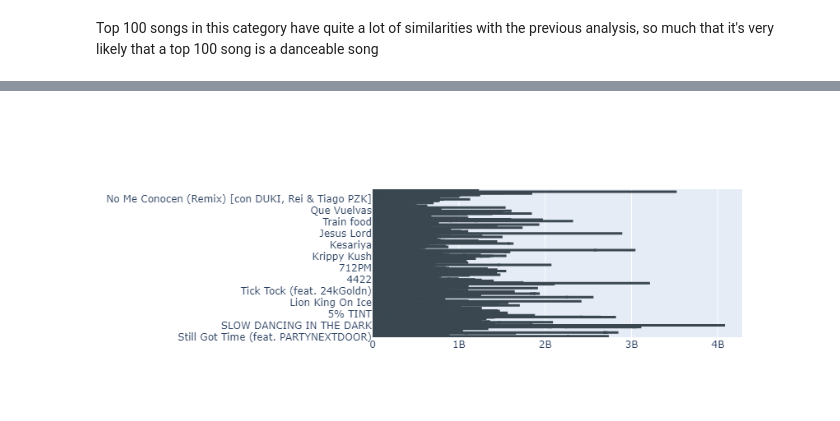
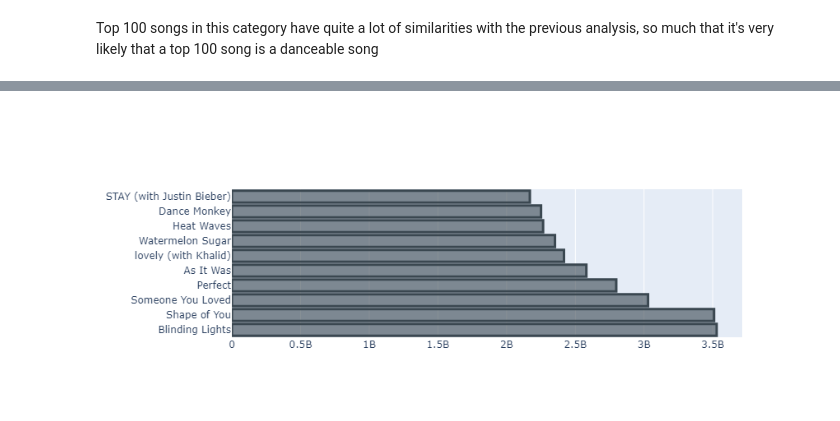
Before and after one commit to Ohnitiel/spotify_data_analysis, a Jupyter notebook: main.ipynb, the cells around one changed output, grey strips where cells are left out. Cells and saved outputs as stored; diff of their text form; code cells hidden in the pictures.

```diff
--- a/main.ipynb
+++ b/main.ipynb
@@ -134,15 +134,15 @@ iplot([correlation_chart])
 # %%
+last_10 = df.sort_values(by="streams", ascending=False).head(10)
 bar_chart = go.Bar(
-    y=df.track_name,
-    x=df.streams,
+    y=last_10.track_name,
+    x=last_10.streams,
     orientation='h',
-    name='artists',
     marker=dict(
         color='rgba(58, 71, 80, 0.6)',
         line=dict(color='rgba(58, 71, 80, 1.0)', width=3)
     )
 )
 
 iplot([bar_chart])
 # %% [output]
-[figure, old version]
+[figure, new version]
```
Also changed, not shown: parts of 4 cells of this notebook, 2 other files.
